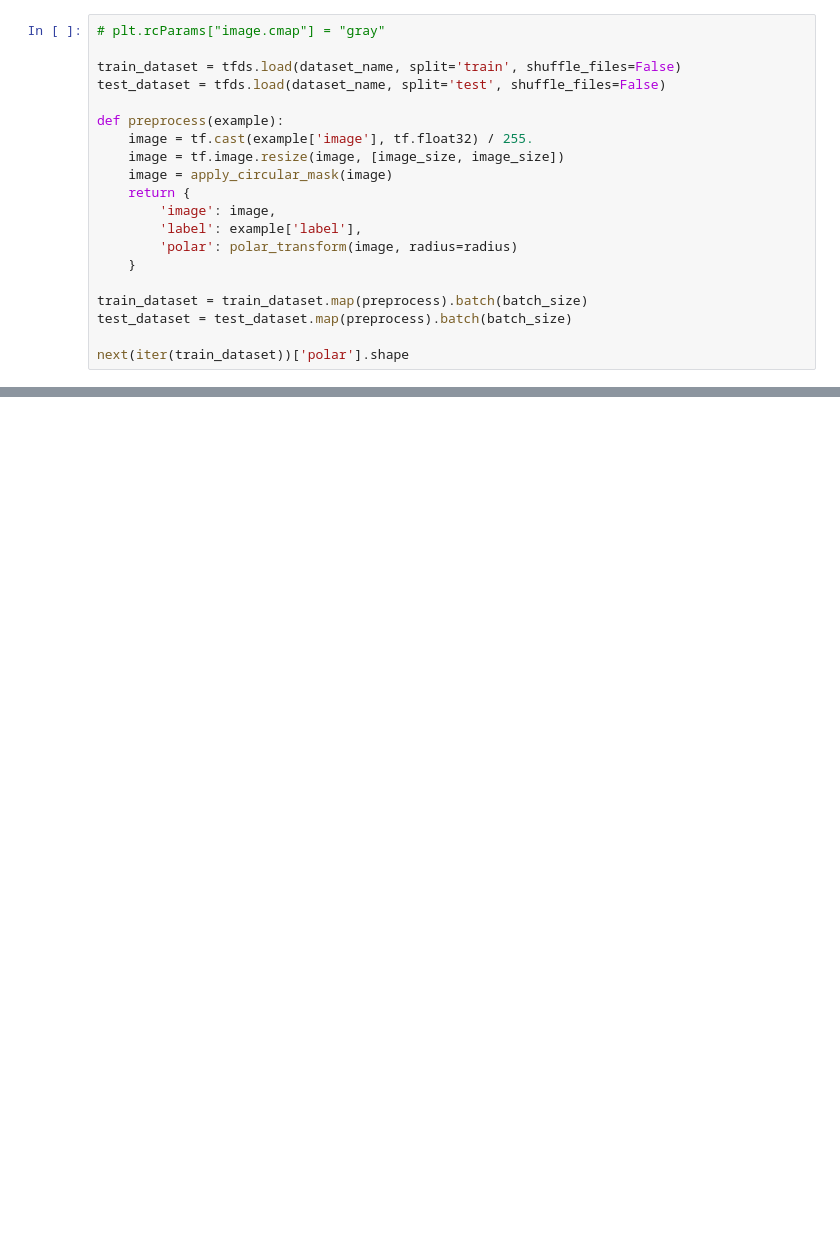
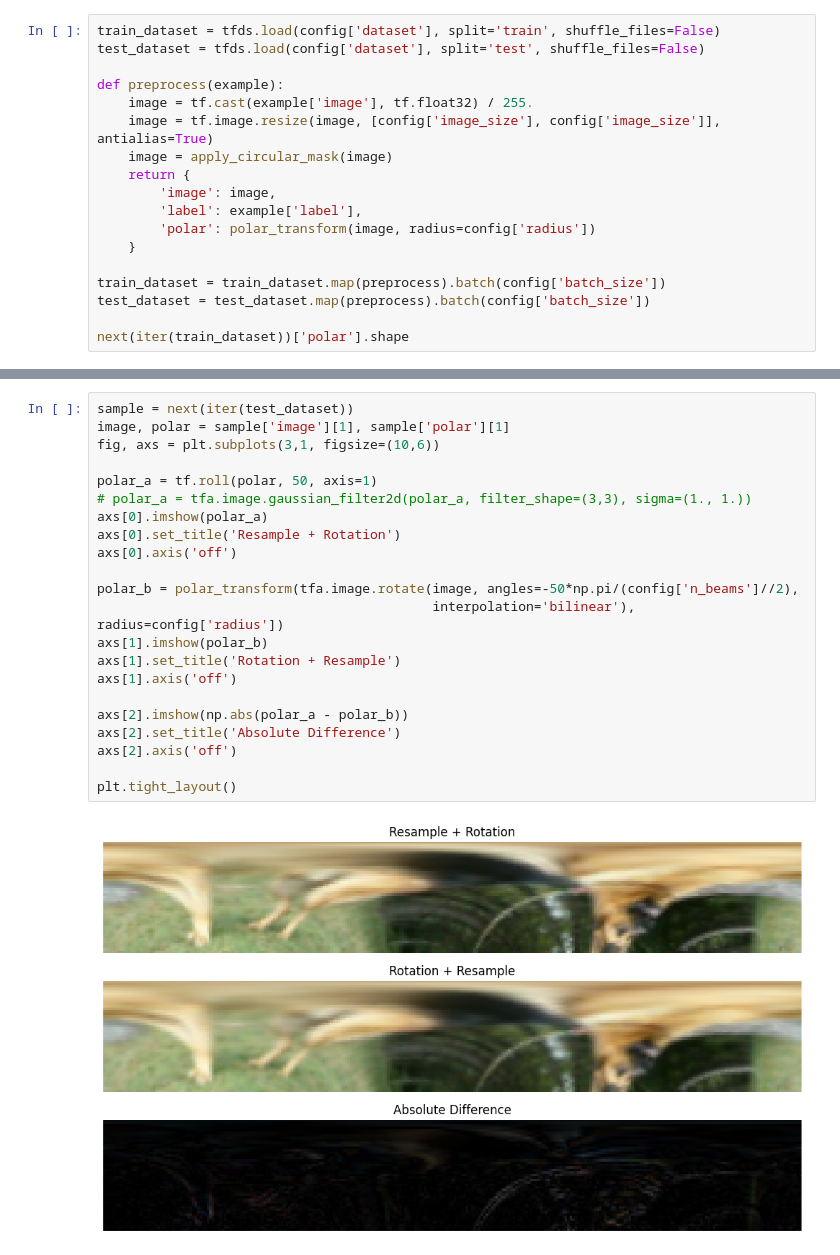
Before and after one commit to johSchm/RadialBeams, a Jupyter notebook: experiement_catdog.ipynb, the cells around one changed output, grey strips where cells are left out. Drawn from its saved outputs; the diff is of its cells as text; blank space fills up the shorter version.

```diff
--- a/experiement_catdog.ipynb
+++ b/experiement_catdog.ipynb
@@ -75,21 +96,19 @@ View run at https://wandb.ai/johschm/RadialBeams/runs/iy1v8ndk
 # %%
-# plt.rcParams["image.cmap"] = "gray"
-
-train_dataset = tfds.load(dataset_name, split='train', shuffle_files=False)
-test_dataset = tfds.load(dataset_name, split='test', shuffle_files=False)
+train_dataset = tfds.load(config['dataset'], split='train', shuffle_files=False)
+test_dataset = tfds.load(config['dataset'], split='test', shuffle_files=False)
 
 def preprocess(example):
     image = tf.cast(example['image'], tf.float32) / 255.
-    image = tf.image.resize(image, [image_size, image_size])
+    image = tf.image.resize(image, [config['image_size'], config['image_size']], antialias=True)
     image = apply_circular_mask(image)
     return {
         'image': image,
         'label': example['label'],
-        'polar': polar_transform(image, radius=radius)
+        'polar': polar_transform(image, radius=config['radius'])
     }
 
-train_dataset = train_dataset.map(preprocess).batch(batch_size)
-test_dataset = test_dataset.map(preprocess).batch(batch_size)
+train_dataset = train_dataset.map(preprocess).batch(config['batch_size'])
+test_dataset = test_dataset.map(preprocess).batch(config['batch_size'])
 
 next(iter(train_dataset))['polar'].shape
 # %% [output]
@@ -96,0 +116,24 @@ TensorShape([256, 50, 314, 3])
+# %%
+sample = next(iter(test_dataset))
+image, polar = sample['image'][1], sample['polar'][1]
+fig, axs = plt.subplots(3,1, figsize=(10,6))
+
+polar_a = tf.roll(polar, 50, axis=1)
+# polar_a = tfa.image.gaussian_filter2d(polar_a, filter_shape=(3,3), sigma=(1., 1.))
+axs[0].imshow(polar_a)
+axs[0].set_title('Resample + Rotation')
+axs[0].axis('off')
+
+polar_b = polar_transform(tfa.image.rotate(image, angles=-50*np.pi/(config['n_beams']//2),
+                                           interpolation='bilinear'), radius=config['radius'])
+axs[1].imshow(polar_b)
+axs[1].set_title('Rotation + Resample')
+axs[1].axis('off')
+
+axs[2].imshow(np.abs(polar_a - polar_b))
+axs[2].set_title('Absolute Difference')
+axs[2].axis('off')
+
+plt.tight_layout()
+# %% [output]
+[figure, added]
```
Also changed, not shown: parts of 9 cells of this notebook.
